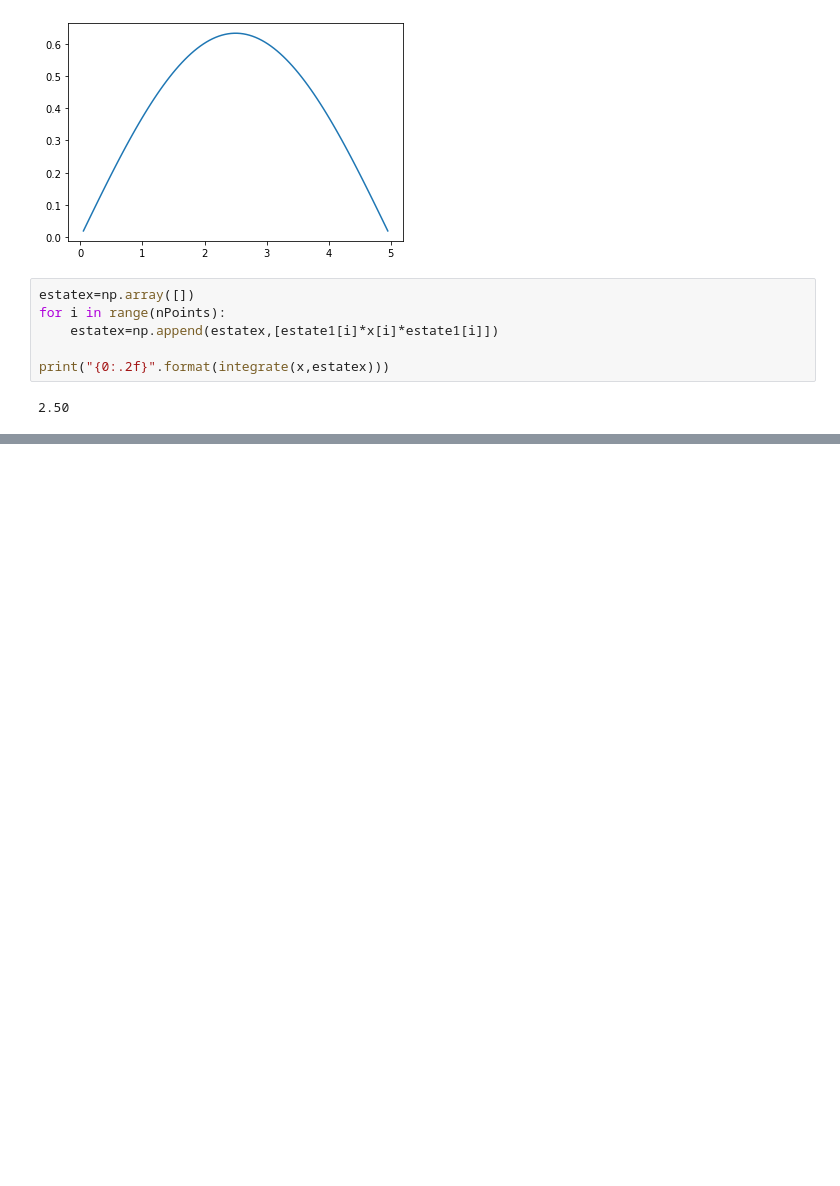
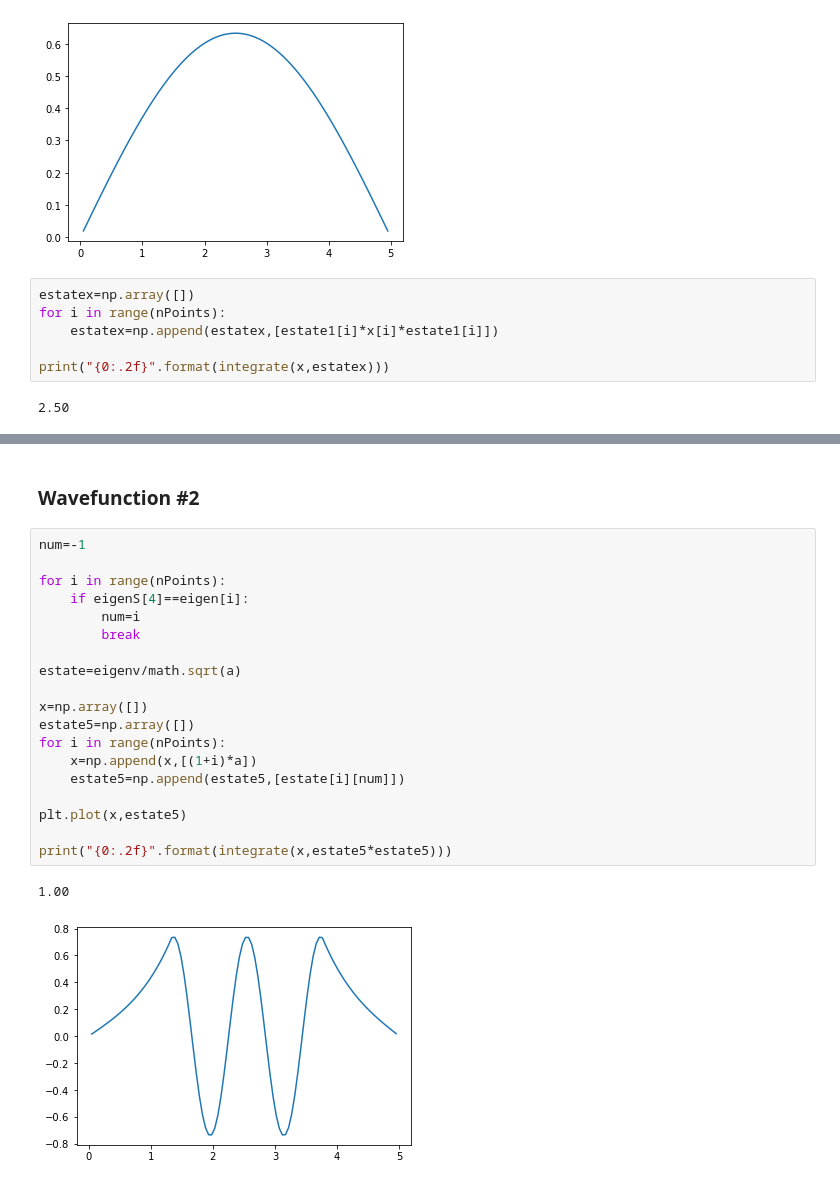
Before and after one commit to gds001/Computational-Physical-Chemistry, a Jupyter notebook: The Finite Difference Method.ipynb, the cells around one changed output, grey strips where cells are left out. Cells and saved outputs as stored; diff of their text form; blank space fills up the shorter version.

```diff
--- a/The Finite Difference Method.ipynb
+++ b/The Finite Difference Method.ipynb
@@ -118,0 +160,24 @@ print(eigenS[0])
+# %% [markdown]
+### Wavefunction #2
+# %%
+num=-1
+
+for i in range(nPoints):
+    if eigenS[4]==eigen[i]:
+        num=i
+        break
+
+estate=eigenv/math.sqrt(a)
+
+x=np.array([])
+estate5=np.array([])
+for i in range(nPoints):
+    x=np.append(x,[(1+i)*a])
+    estate5=np.append(estate5,[estate[i][num]])
+
+plt.plot(x,estate5)
+
+print("{0:.2f}".format(integrate(x,estate5*estate5)))
+# %% [output]
+1.00
+[figure, added]
```
Also changed, not shown: parts of 9 cells of this notebook, 2 other files.
